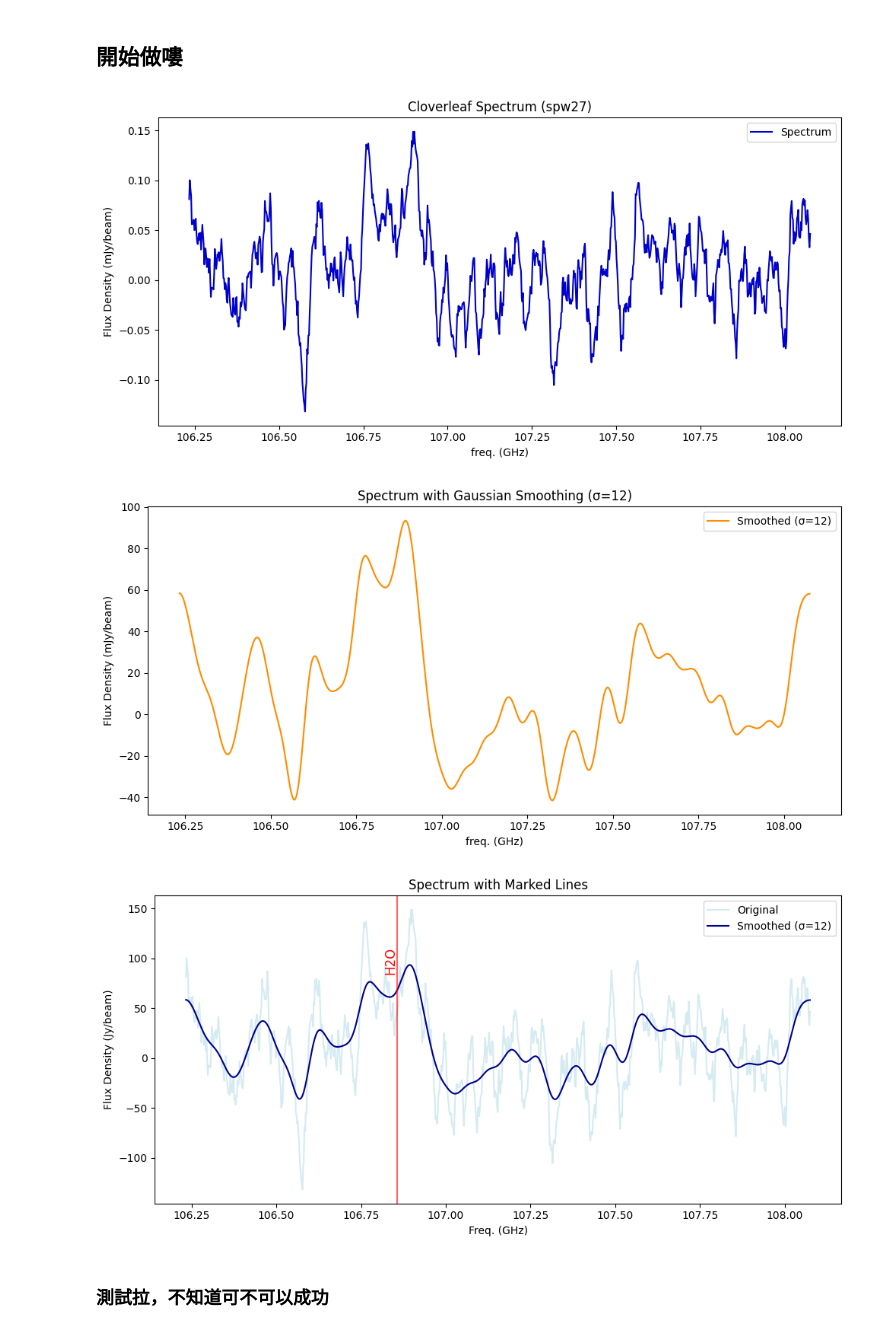
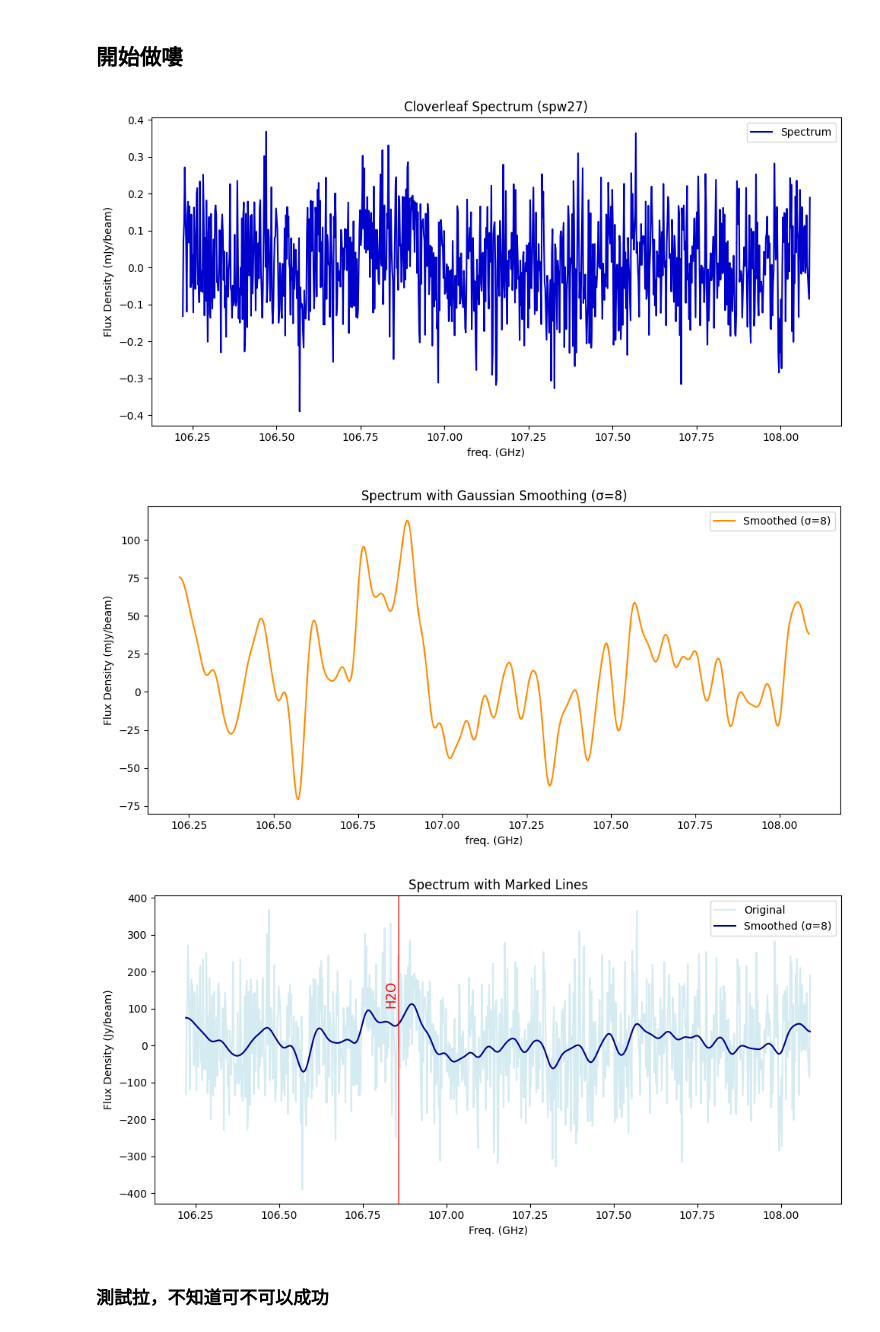
Before and after one commit to 000RF/spectral-line, a Jupyter notebook: Cloverleaf/spw27/spw27.ipynb, the cells around one changed output. Saved outputs shown, nothing was run; the diff lists cells and outputs as text; code cells hidden in the pictures.

```diff
--- a/Cloverleaf/spw27/spw27.ipynb
+++ b/Cloverleaf/spw27/spw27.ipynb
@@ -19,7 +19,7 @@ df.fillna(0)#把NaN補0
 # %% [markdown]
 ## 開始做嘍
 # %%
-file_path = "member.uid___A001_X2d20_X39ab.Cloverleaf_sci.spw27.cube.I.pbcor.fits-Z-profile-Region_3-Statistic_Mean-Coordinate_Current-smoothed-2025-07-07-16-47-35.tsv"
+file_path = "member.uid___A001_X2d20_X39ab.Cloverleaf_sci.spw27.cube.I.pbcor.fits-Z-profile-Region_3-Statistic_Mean-Coordinate_Current-2025-07-07-16-47-35.tsv"
 #使用pandas的read_csv讀取tsv檔案,作為一個資料表(dataframe)
 #sep="\t"表示分隔符號是tab鍵,skiprows=5表示跳過前5行
 df = pd.read_csv(file_path, sep="\t", skiprows=5)
@@ -50,23 +50,23 @@ plt.legend()      #圖例
 plt.tight_layout()#自動排版
 plt.show()
 # %% [output]
-[figure, old version]
+[figure, new version]
 # %%
 #平滑（高斯濾波,12個sigma）
-y_gauss = gaussian_filter1d(df[df.columns[1]], sigma=12)
+y_gauss = gaussian_filter1d(df[df.columns[1]], sigma=8)
 y_gauss = y_gauss * 1000  #將平滑後的值乘以1000，轉換為mJy/beam
 # %%
 plt.figure(figsize=(10, 5))
 #plt.plot(df[df.columns[0]], df[df.columns[1]], label="Original Spectrum", color="mediumblue", alpha=0.5)
-plt.plot(df[df.columns[0]], y_gauss, label="Smoothed (σ=12)", color="darkorange")
+plt.plot(df[df.columns[0]], y_gauss, label="Smoothed (σ=8)", color="darkorange")
 plt.xlabel("freq. (GHz)")
 plt.ylabel("Flux Density (mJy/beam)")
-plt.title("Spectrum with Gaussian Smoothing (σ=12)")
+plt.title("Spectrum with Gaussian Smoothing (σ=8)")
 plt.legend()
 plt.tight_layout()
 plt.show()
 # %% [output]
-[figure, old version]
+[figure, new version]
 # %%
 #加入譜線(沒存到HAHA)
 #line_file = "member.uid___A001_X2d20_X39ab.Cloverleaf_sci.spw27.cube.I.pbcor.fits-Z-profile-Region_3-Statistic_Mean-Coordinate_Current-2025-07-07-16-47-35.tsv.tsv"
@@ -79,18 +79,18 @@ my_lines = [(106.857,"H2O")]
 # %%
 plt.figure(figsize=(10, 5))
 plt.plot(df[df.columns[0]], df[df.columns[1]] * 1000, label="Original", color="lightblue", alpha=0.5)
-plt.plot(df[df.columns[0]], y_gauss, label="Smoothed (σ=12)", color="darkblue")
+plt.plot(df[df.columns[0]], y_gauss, label="Smoothed (σ=8)", color="darkblue")
 for freq, label in my_lines:
     plt.axvline(freq, color="red", linestyle="-", alpha=0.6)
     plt.text(freq, max(y_gauss)*0.9, label, rotation=90, color="red", fontsize=12, ha='right', va='bottom')
 plt.xlabel("Freq. (GHz)")
 plt.ylabel("Flux Density (Jy/beam)")
 plt.title("Spectrum with Marked Lines")
 plt.legend()
 plt.tight_layout()
 plt.show()
 # %% [output]
-[figure, old version]
+[figure, new version]
 # %% [markdown]
 ### 測試拉，不知道可不可以成功
 # %% [markdown]
```
Also changed, not shown: parts of 8 cells of this notebook, 1 other file.
